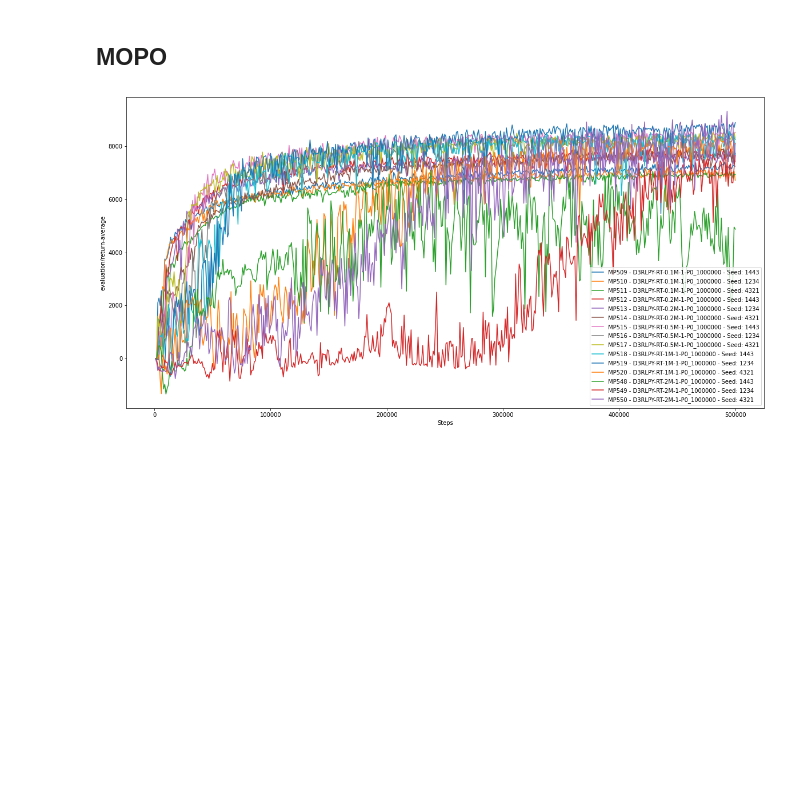
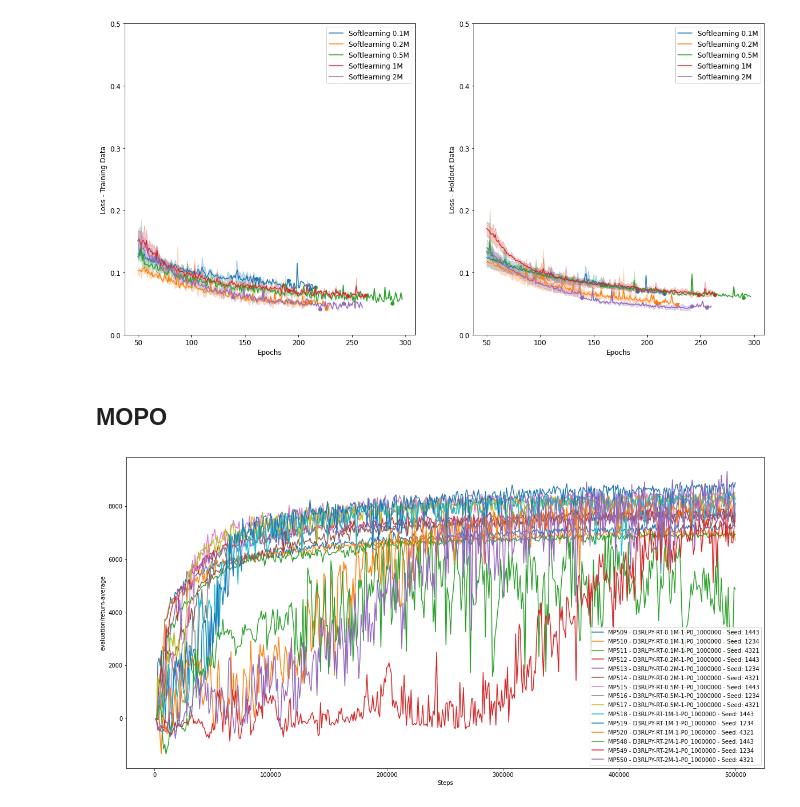
Before and after one commit to thatscotdatasci/mopo, a Jupyter notebook: Analysis_MP497-MP520.ipynb, the cells around one changed output. Cells and saved outputs as stored; diff of their text form; code cells hidden in the pictures; blank space fills up the shorter version.

Commit message:
Updated model scoring and analysis notebooks

```diff
--- a/Analysis_MP497-MP520.ipynb
+++ b/Analysis_MP497-MP520.ipynb
@@ -14,3 +47,41 @@ plt.rc('font', size=12)
+# %%
+fig, ax = plt.subplots(1, 2, figsize=(20,10))
+
+starting_epoch = 50
+for i, metric in enumerate(['model_loss_history', 'model_holdout_loss_history']):
+    for j, (exp_set, legend_label) in enumerate([
+        ((MP497, MP498, MP499), 'Softlearning 0.1M'),
+        ((MP500, MP501, MP502), 'Softlearning 0.2M'),
+        ((MP503, MP504, MP505), 'Softlearning 0.5M'),
+        ((MP506, MP507, MP508), 'Softlearning 1M'),
+        ((MP539, MP540, MP541), 'Softlearning 2M'),
+    ]):
+        comb_arr= np.vstack(list(zip_longest(*[
+            getattr(exp.dynamics, metric).mean(axis=1).values for exp in exp_set
+            ],
+            fillvalue=np.NaN
+        )))[starting_epoch:]
+        mean_arr = np.nanmean(comb_arr, axis=-1)
+        min_arr = np.nanmin(comb_arr, axis=-1)
+        max_arr = np.nanmax(comb_arr, axis=-1)
+        x_vals = np.arange(len(mean_arr)) + 50
+
+        ax[i].plot(x_vals, mean_arr, c=cols[j], label=legend_label)
+        ax[i].fill_between(x_vals, min_arr, max_arr, color=cols[j], alpha=0.25)
+
+        terminal_points = comb_arr.argmin(axis=0)
+        ax[i].scatter(x_vals[terminal_points], mean_arr[terminal_points], color=cols[j])
+
+    ax[i].set_xlabel('Epochs')
+    ax[i].set_ylim(0,0.5)
+    ax[i].legend()
+
+ax[0].set_ylabel('Loss - Training Data')
+ax[1].set_ylabel('Loss - Holdout Data')
+
+pass
+# %% [output]
+[figure, added]
 # %%
 ######
 # MOPO
```
Also changed, not shown: parts of 7 cells of this notebook, 9 other files.
